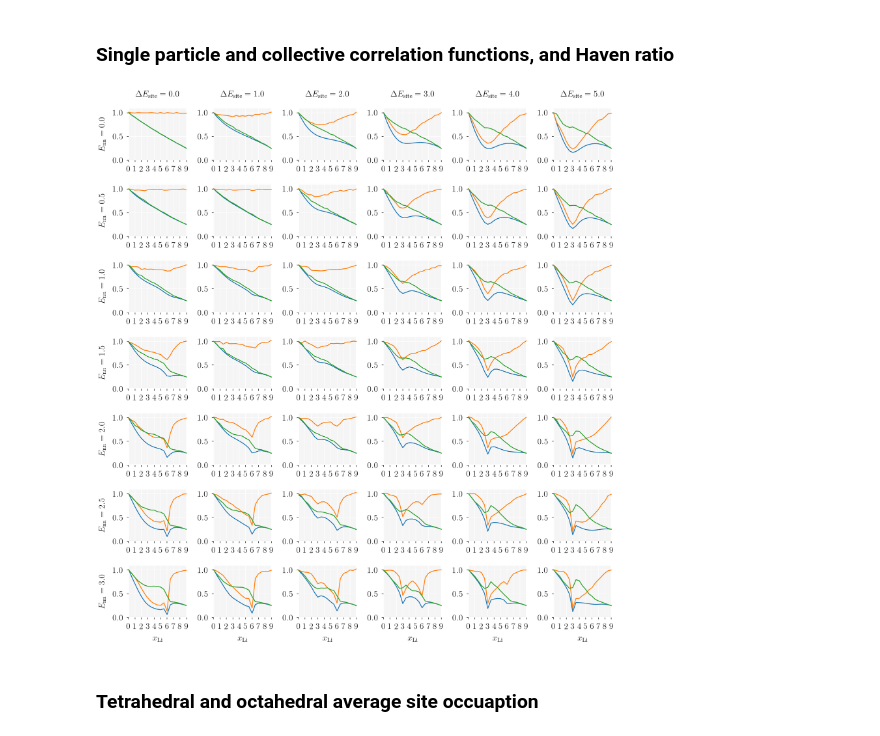
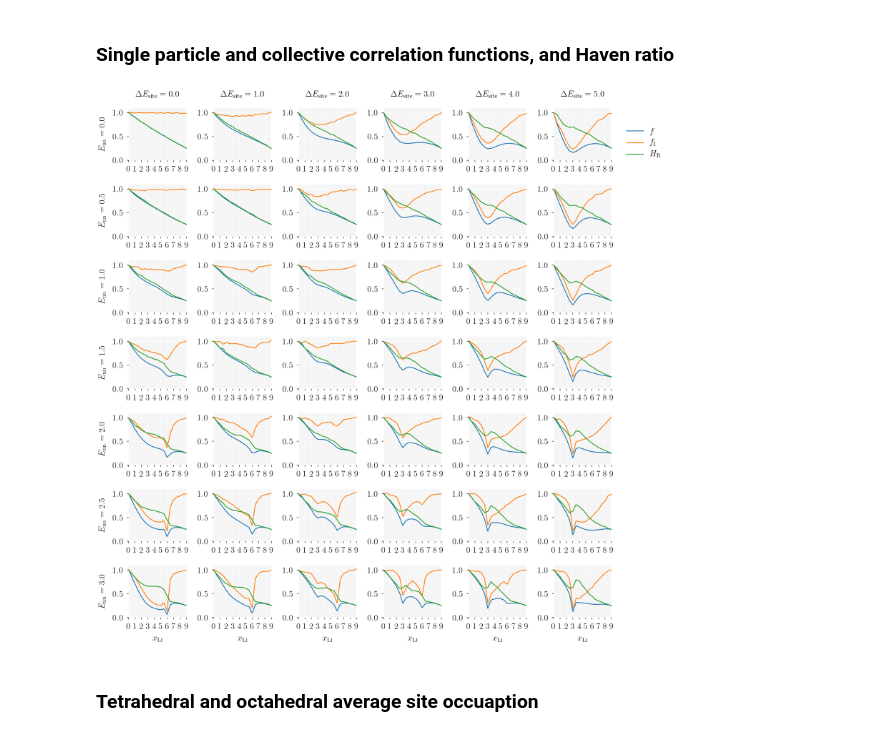
Before and after one commit to bjmorgan/garnet-lgmc-data, a Jupyter notebook: analysis/garnet_LGMC.ipynb, the cells around one changed output. Cells and saved outputs as stored; diff of their text form; code cells hidden in the pictures.

Commit message:
Tweaks to Jupyter notebook figures
Lengths converted from bohr to Angstroms.
Added legends to multiplots.

```diff
--- a/analysis/garnet_LGMC.ipynb
+++ b/analysis/garnet_LGMC.ipynb
@@ -62,3 +64,6 @@ data.head()
+# %%
+data.D_t *= 0.52918**2
+data.D_coll *= 0.52918**2
 # %% [markdown]
 Calculate some other data:
 
@@ -275,19 +280,24 @@ def label_plot( axes, site_energies, nn_energies ):
 # %%
 nn_energies = [ 0.0, 0.5, 1.0, 1.5, 2.0, 2.5, 3.0 ]
 
 rcParams['axes.titlepad'] = 10
 
 fig, axes = plt.subplots(nrows=len(nn_energies), ncols=len(site_energies), figsize = (14, 15) )
 for i, E_nn in enumerate( nn_energies ):
     for j, E_site in enumerate( site_energies ):
         df = data.loc[ ( data.E_nn == E_nn ) & ( data.E_site == E_site ) ]
         sub_plot( axes[i, j], df, x='n_Li', y=[ 'f', 'f_I', 'H_R' ], x_range=[0, 9.0], y_range=[0.0, 1.1] )
         label_plot( axes, site_energies, nn_energies )
 
+# place legend next to the top right subplot
+l = axes[0,5].legend( [r'$f$', r'$f_\mathrm{I}', r'$H_\mathrm{R}$'],
+                      bbox_to_anchor=(1.2, -0.04), loc='lower left', borderaxespad=0.,
+                      edgecolor='#FFFFFF', facecolor='#FFFFFF' )
+
 fig.tight_layout()
 fig.savefig( filename = '../figures/correlation_miniplots.pdf' )
 # %% [output]
-[figure, old version]
+[figure, new version]
 # %% [markdown]
 ### Tetrahedral and octahedral average site occuaption
 # %%
```
Also changed, not shown: parts of 9 cells of this notebook, 10 other files.
